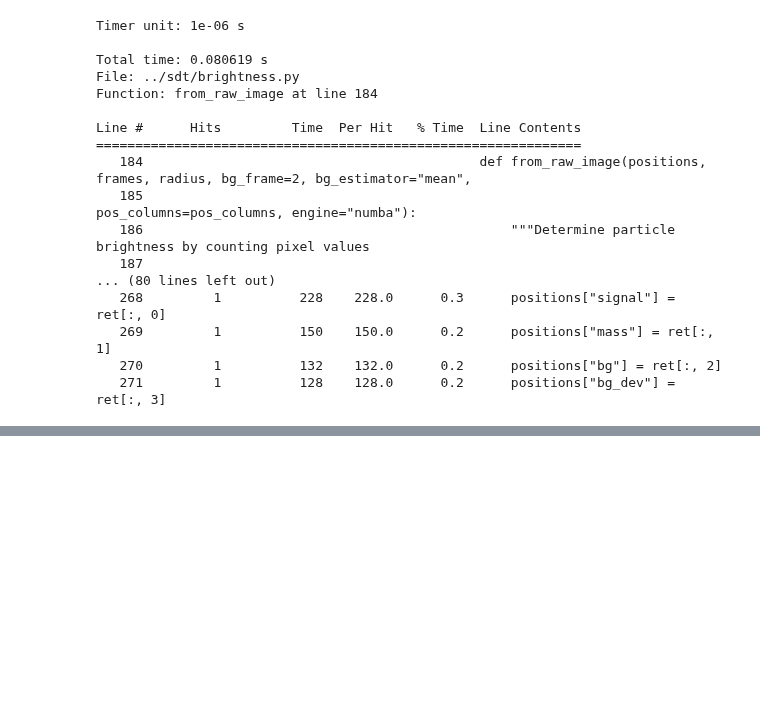
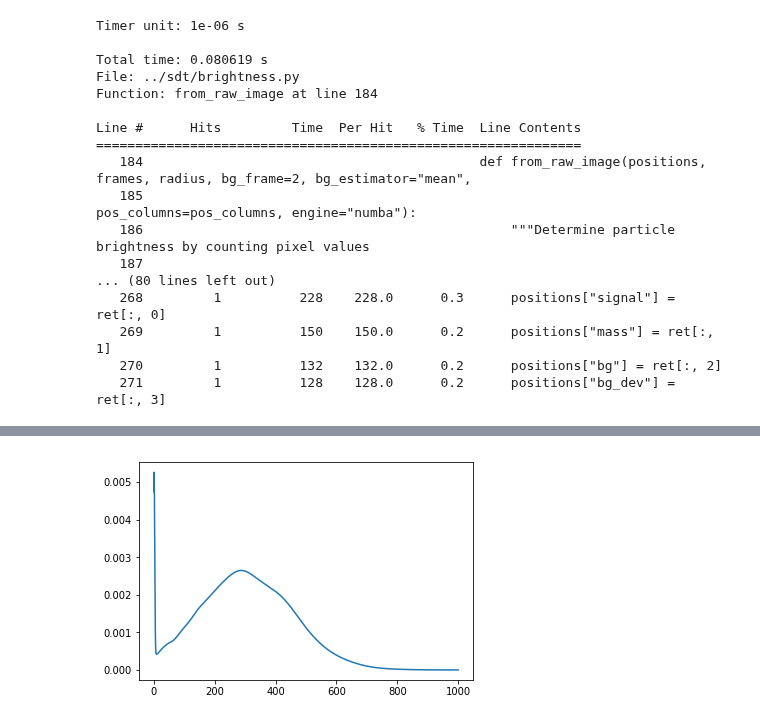
Before and after one commit to schuetzgroup/sdt-python, a Jupyter notebook: profile/brightness.ipynb, the cells around one changed output, grey strips where cells are left out. Saved outputs shown, nothing was run; the diff lists cells and outputs as text; code cells hidden in the pictures; blank space fills up the shorter version.

Commit message:
Update brightness profiling notebook

```diff
--- a/profile/brightness.ipynb
+++ b/profile/brightness.ipynb
@@ -82,0 +89,3 @@ Line #      Hits         Time  Per Hit   % Time  Line Contents
+# %%
+mass = np.random.normal(300, 150, 5000)
+mass[mass <= 0] = 1
@@ -82,0 +140,5 @@ Line #      Hits         Time  Per Hit   % Time  Line Contents
+# %%
+d = brightness.Distribution(mass, 1000, gauss_width=5, engine="numba")
+d.plot()
+# %% [output]
+[figure, added]
```
Also changed, not shown: parts of 13 cells of this notebook.
